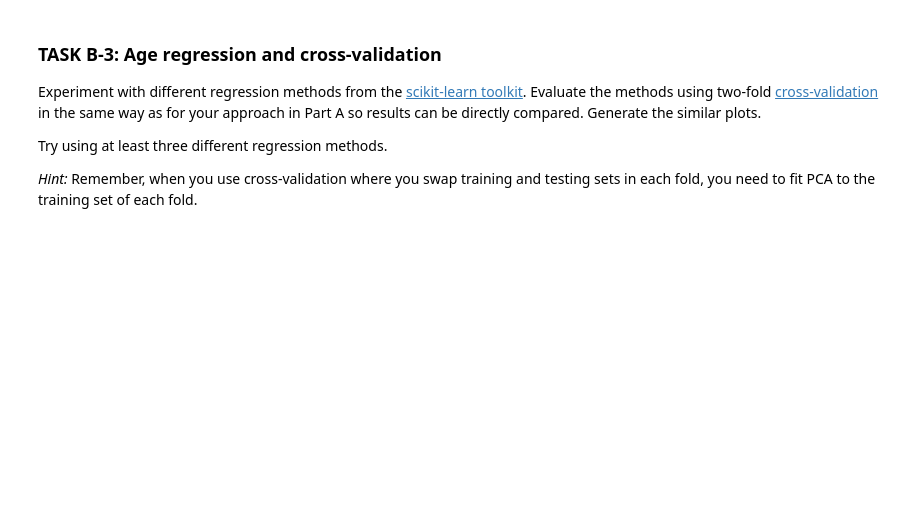
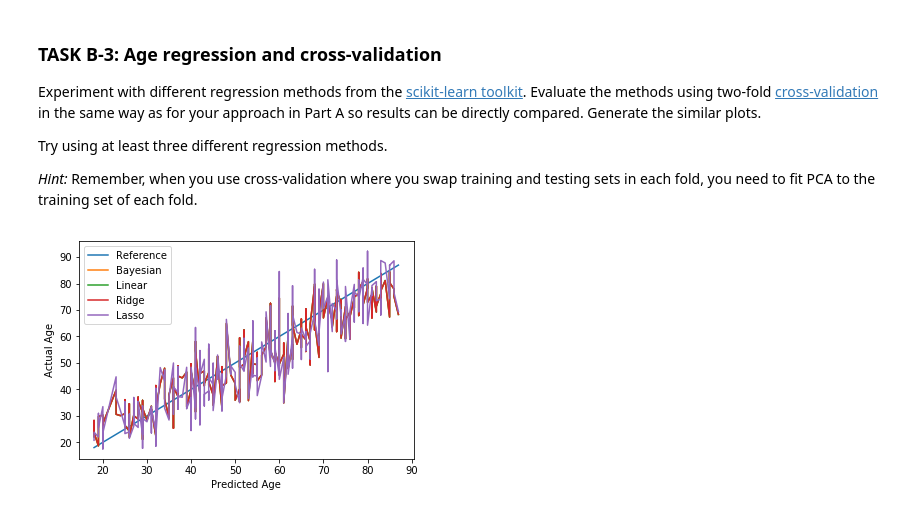
Before and after one commit to thien/mli.cw2, a Jupyter notebook: MLI-CW-2.ipynb, the cells around one changed output. Saved outputs shown, nothing was run; the diff lists cells and outputs as text; code cells hidden in the pictures; blank space fills up the shorter version.

```diff
--- a/MLI-CW-2.ipynb
+++ b/MLI-CW-2.ipynb
@@ -653,8 +911,7 @@ Implement a function that performs suitable pre-processing on each grey matter m
 # %%
-X = img_data #PRE-PROCESSED IMAGE DATA
+X = greyMatters #PRE-PROCESSED IMAGE DATA
 y = meta_data['age'].values.reshape(-1,1)
 
-print(img_size)
 print(X.shape)
 print(y.shape)
 # %% [output]
@@ -671,4 +933,6 @@ Implement dimensionality reduction for grey matter maps using [scitkit-learn's P
 ########################################
 from sklearn.decomposition import PCA
 pca = PCA(n_components=0.95)
-principalComponents = pca.fit_transform(X)
+principalComponents = pca.fit(X.reshape(600,-1))
+# %%
+newX = pca.transform(X.reshape(600,-1))
@@ -686,0 +951,75 @@ Try using at least three different regression methods.
+# %%
+########################################
+# ADD YOUR CODE HERE
+########################################
+
+
+measurements = [
+    (metrics.explained_variance_score, "Var"),
+    (metrics.mean_absolute_error, "MAE"),
+    (metrics.mean_squared_error, "MSE"),
+    (metrics.r2_score, "R2")
+]
+
+regressors = [
+    (linear_model.BayesianRidge(), "Bayesian"),
+    (linear_model.LinearRegression(), "Linear  "),
+    (linear_model.Ridge(alpha=.5), "Ridge    "),
+    (linear_model.Lasso(alpha=0.1), "Lasso   "),
+#     (linear_model.LogisticRegression(), "Logistic")
+]
+
+numMeasurements = len(measurements)
+measurementNames = [i[1] for i in measurements]
+measurementValues = {i[1]: [] for i in measurements}
+regressorNames = [i[1] for i in regressors]
+regressorValues = []
+
+XTrain, XTest, yTrain, yTest = train_test_split(
+    newX, y, test_size=0.5, random_state=0)
+
+for regressor in regressors:
+    model, name = regressor
+    model.fit(XTrain,yTrain)
+    yPred = model.predict(XTest)
+    regressorValues.append(yPred)
+    for measurement in measurements:
+        measure, label = measurement
+        score = measure(yTest, yPred)
+        measurementValues[label].append(score)
+
+"""
+Plot performance of models.
+"""
+
+refY = np.argsort(yTest.T)
+plt.plot(yTest[refY][0], yTest[refY][0], label="Reference")
+for i in range(len(regressors)):
+    modelName = regressors[i][1]
+    preds = regressorValues[i]
+    plt.plot(yTest[refY][0], preds[refY][0], label=modelName)
+plt.legend()
+plt.xlabel("Predicted Age")
+plt.ylabel("Actual Age")
+plt.show()
+
+"""
+Plots measurements of the various models.
+"""
+inc = 1
+plt.figure(figsize=(numMeasurements**2,numMeasurements))
+for measure in measurementValues.keys():
+    plt.subplot(1,numMeasurements,inc)
+    plt.tight_layout(pad=0.4, w_pad=0.5, h_pad=1.0)
+    values = measurementValues[measure]
+    title = measure
+    for i in range(len(values)):
+        regressorName = regressors[i]
+        value = values[i]
+        plt.bar(i,value, label=regressorName)
+    plt.title(title)
+    plt.xticks(range(len(regressorNames)), regressorNames, size='small')
+    inc += 1
+plt.show()
+# %% [output]
+[figure, added]
```
Also changed, not shown: parts of 17 cells of this notebook.
